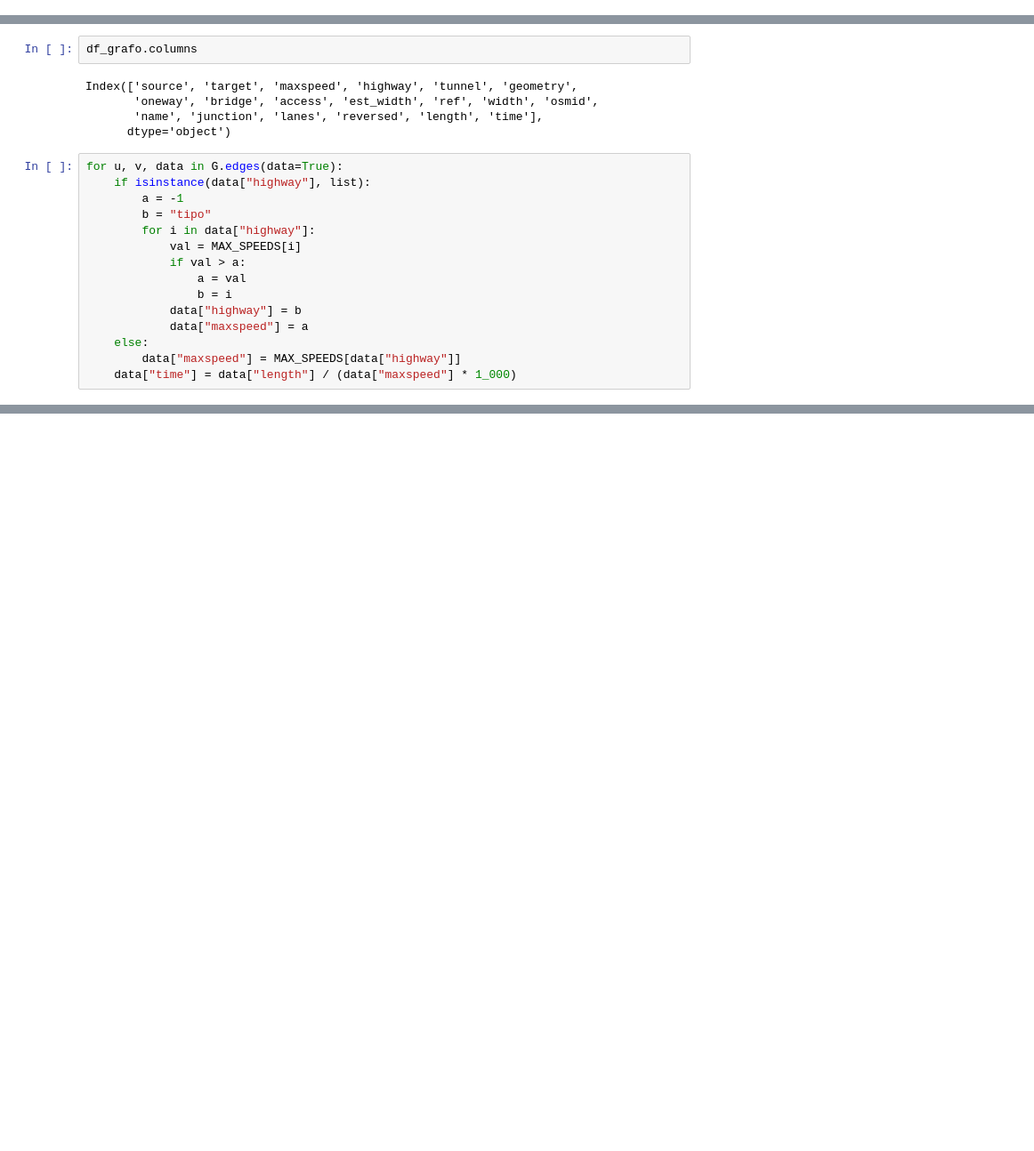
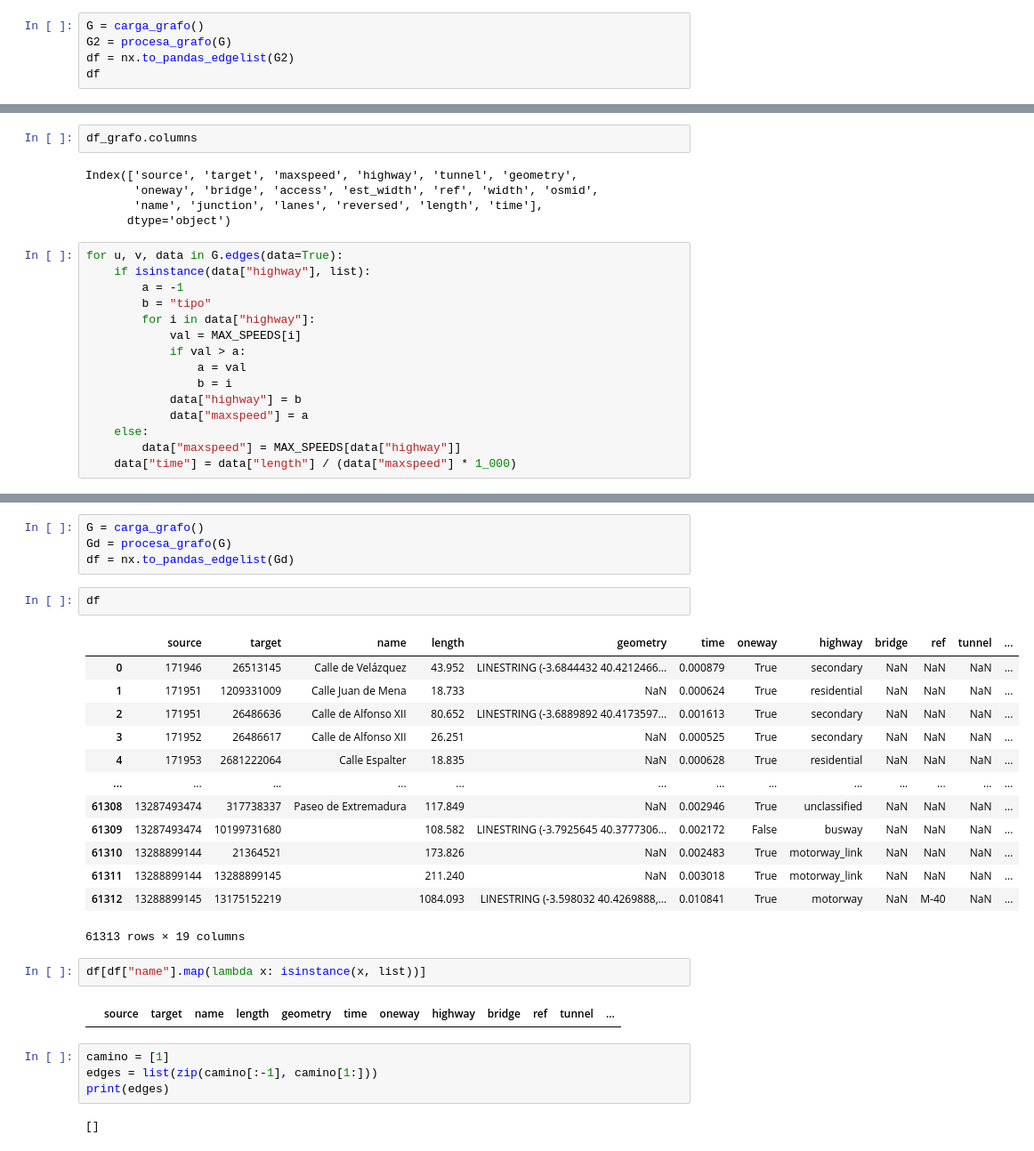
Before and after one commit to javmartineez/StreetWise, a Jupyter notebook: prueba.ipynb, the cells around one changed output, grey strips where cells are left out. Shown at 89% size. Drawn from its saved outputs; the diff is of its cells as text; blank space fills up the shorter version.

```diff
--- a/prueba.ipynb
+++ b/prueba.ipynb
@@ -66,0 +161,5 @@ list(serie.iloc[0].coords)
+# %%
+G = carga_grafo()
+G2 = procesa_grafo(G)
+df = nx.to_pandas_edgelist(G2)
+df
@@ -132,0 +548,30 @@ for u, v, data in G.edges(data=True):
+# %%
+G = carga_grafo()
+Gd = procesa_grafo(G)
+df = nx.to_pandas_edgelist(Gd)
+# %%
+df
+# %% [output]
+|  | source | target | name | length | geometry | time | oneway | highway | bridge | ref | tunnel | ... |
+| 0 | 171946 | 26513145 | Calle de Velázquez | 43.952 | LINESTRING (-3.6844432 40.4212466... | 0.000879 | True | secondary | NaN | NaN | NaN | ... |
+| 1 | 171951 | 1209331009 | Calle Juan de Mena | 18.733 | NaN | 0.000624 | True | residential | NaN | NaN | NaN | ... |
+| 2 | 171951 | 26486636 | Calle de Alfonso XII | 80.652 | LINESTRING (-3.6889892 40.4173597... | 0.001613 | True | secondary | NaN | NaN | NaN | ... |
+| 3 | 171952 | 26486617 | Calle de Alfonso XII | 26.251 | NaN | 0.000525 | True | secondary | NaN | NaN | NaN | ... |
+| 4 | 171953 | 2681222064 | Calle Espalter | 18.835 | NaN | 0.000628 | True | residential | NaN | NaN | NaN | ... |
+| ... | ... | ... | ... | ... | ... | ... | ... | ... | ... | ... | ... | ... |
+| 61308 | 13287493474 | 317738337 | Paseo de Extremadura | 117.849 | NaN | 0.002946 | True | unclassified | NaN | NaN | NaN | ... |
+| 61309 | 13287493474 | 10199731680 |  | 108.582 | LINESTRING (-3.7925645 40.3777306... | 0.002172 | False | busway | NaN | NaN | NaN | ... |
+| 61310 | 13288899144 | 21364521 |  | 173.826 | NaN | 0.002483 | True | motorway_link | NaN | NaN | NaN | ... |
+| 61311 | 13288899144 | 13288899145 |  | 211.240 | NaN | 0.003018 | True | motorway_link | NaN | NaN | NaN | ... |
+| 61312 | 13288899145 | 13175152219 |  | 1084.093 | LINESTRING (-3.598032 40.4269888,... | 0.010841 | True | motorway | NaN | M-40 | NaN | ... |
+61313 rows × 19 columns
+# %%
+df[df["name"].map(lambda x: isinstance(x, list))]
+# %% [output]
+|  | source | target | name | length | geometry | time | oneway | highway | bridge | ref | tunnel | ... |
+# %%
+camino = [1]
+edges = list(zip(camino[:-1], camino[1:]))
+print(edges)
+# %% [output]
+[]
```
Also changed, not shown: parts of 5 cells of this notebook, 2 other files.
